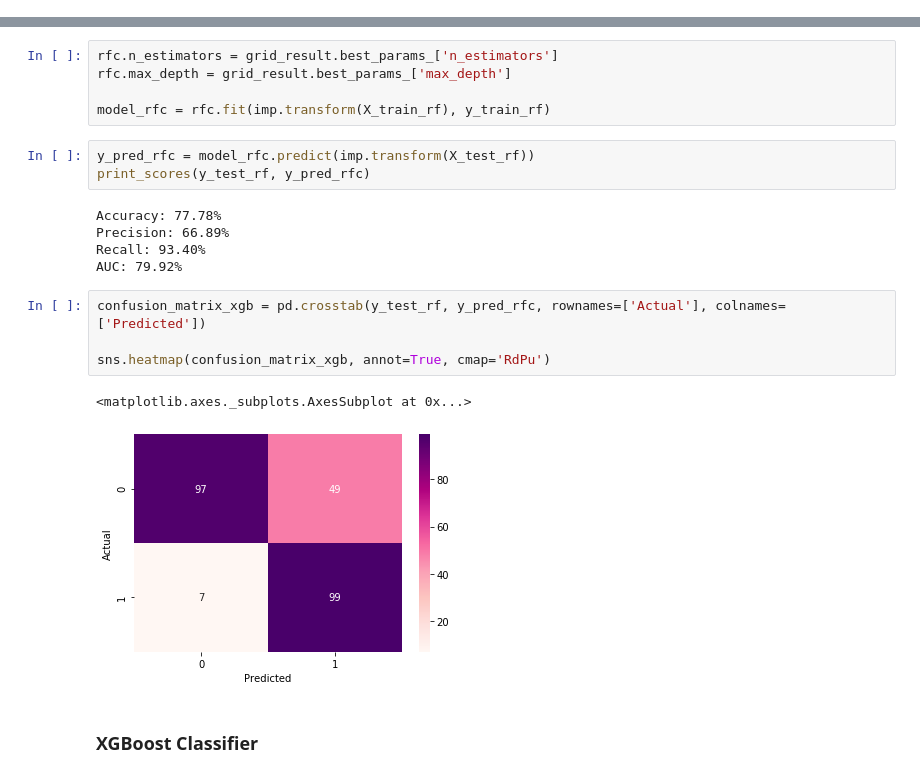
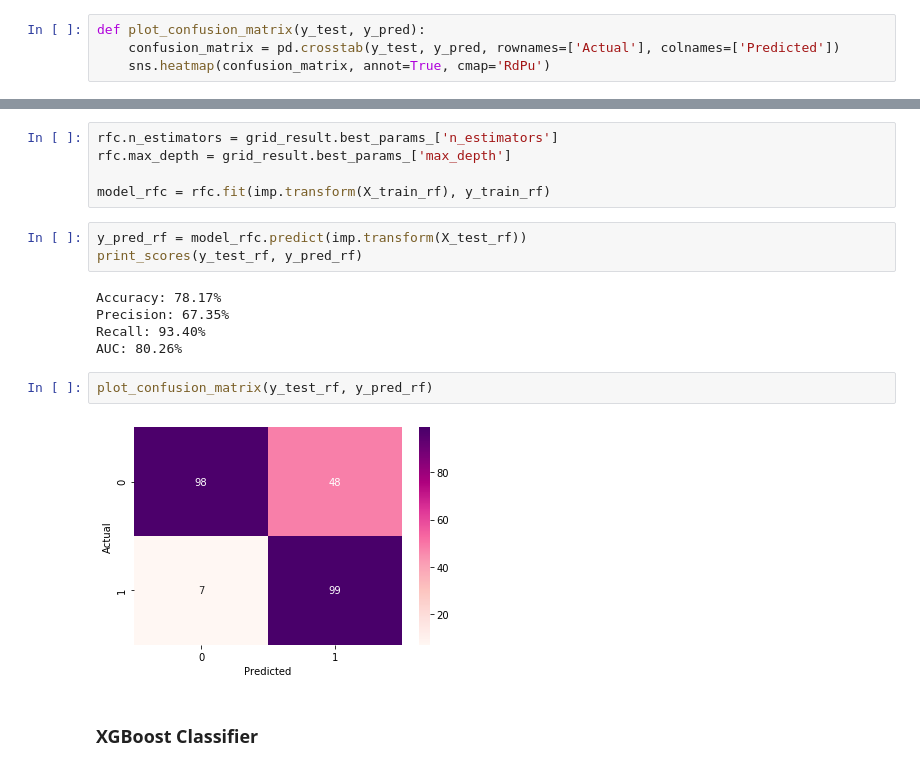
Before and after one commit to isabelatelles/covid19, a Jupyter notebook: Binary Classifier of COVID-19.ipynb, the cells around one changed output, grey strips where cells are left out. Saved outputs shown, nothing was run; the diff lists cells and outputs as text.

```diff
--- a/Analysis.ipynb
+++ b/Binary Classifier of COVID-19.ipynb
@@ -242,6 +247,10 @@ def print_scores(y_test, y_pred):
     print("Precision: %.2f%% " % (precision * 100))
     print("Recall: %.2f%% " % (recall * 100))
     print("AUC: %.2f%% " % (roc * 100))
+# %%
+def plot_confusion_matrix(y_test, y_pred):
+    confusion_matrix = pd.crosstab(y_test, y_pred, rownames=['Actual'], colnames=['Predicted'])
+    sns.heatmap(confusion_matrix, annot=True, cmap='RdPu')
 # %% [markdown]
 ### Random Forest Classifier
 # %% [markdown]
@@ -289,20 +298,17 @@ rfc.max_depth = grid_result.best_params_['max_depth']
 
 model_rfc = rfc.fit(imp.transform(X_train_rf), y_train_rf)
 # %%
-y_pred_rfc = model_rfc.predict(imp.transform(X_test_rf))
-print_scores(y_test_rf, y_pred_rfc)
+y_pred_rf = model_rfc.predict(imp.transform(X_test_rf))
+print_scores(y_test_rf, y_pred_rf)
 # %% [output]
-Accuracy: 77.78%
-Precision: 66.89%
+Accuracy: 78.17%
+Precision: 67.35%
 Recall: 93.40%
-AUC: 79.92%
+AUC: 80.26%
-# %%
-confusion_matrix_xgb = pd.crosstab(y_test_rf, y_pred_rfc, rownames=['Actual'], colnames=['Predicted'])
-
-sns.heatmap(confusion_matrix_xgb, annot=True, cmap='RdPu')
-# %% [output]
-<matplotlib.axes._subplots.AxesSubplot at 0x...>
-[figure, removed]
+# %%
+plot_confusion_matrix(y_test_rf, y_pred_rf)
+# %% [output]
+[figure, added]
 # %% [markdown]
 ### XGBoost Classifier
 # %% [markdown]
```
Also changed, not shown: parts of 14 cells of this notebook.
